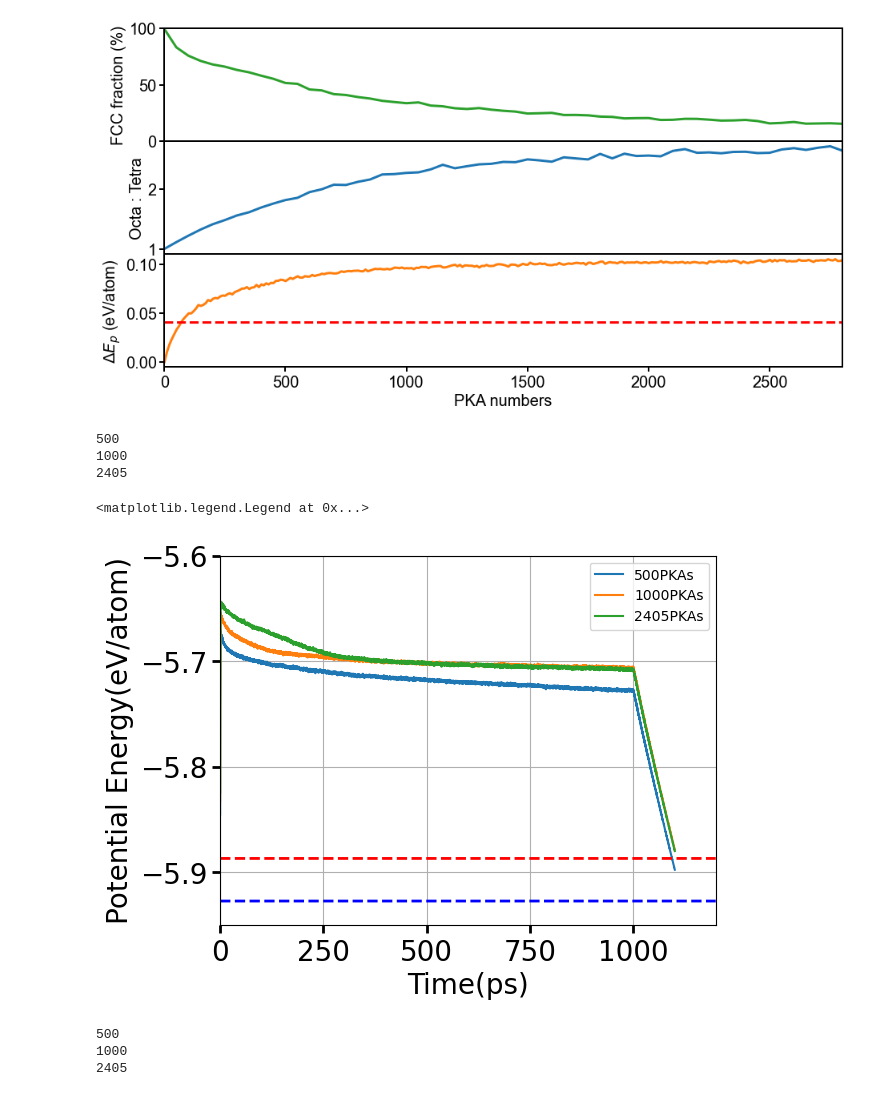
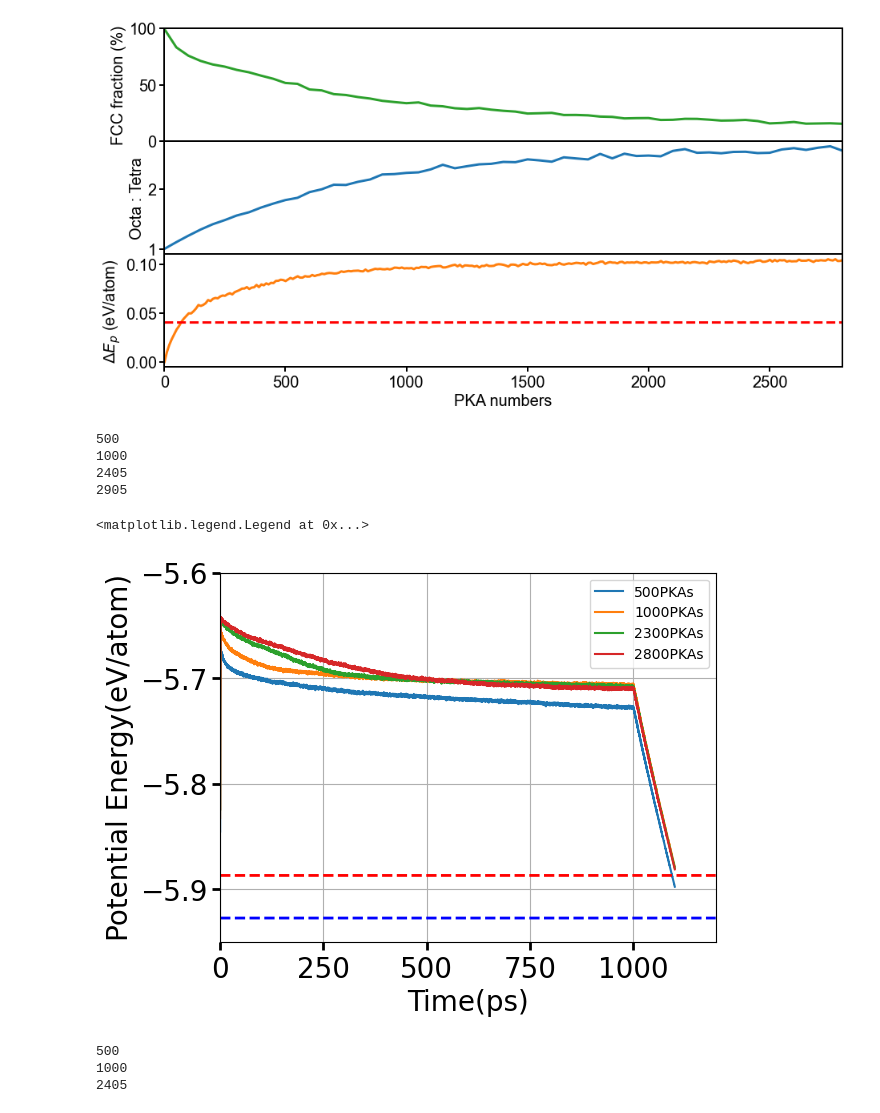
Before and after one commit to HE-RU10/ga2o3, a Jupyter notebook: Overlapping_anneal_msd.ipynb, the cells around one changed output. Cells and saved outputs as stored; diff of their text form; code cells hidden in the pictures.

```diff
--- a/Overlapping_anneal_msd.ipynb
+++ b/Overlapping_anneal_msd.ipynb
@@ -682,0 +725,36 @@ FileNotFoundError: [Errno 2] No such file or directory: '/Users/ruhe/Desktop/ga2
+# %%
+# Modify a global rcParam
+plt.rcParams['axes.linewidth'] = 2
+plt.rcParams['axes.edgecolor'] = 'black'
+plt.rcParams["font.family"] = "arial"
+plt.rcParams["figure.figsize"] = (2,2)
+#find second peak of Ga ions
+n_ga_peak2=np.zeros(3)
+ga_peak2=np.zeros(3)
+bin_edges = np.linspace(2.2, 4.0,21)
+print('----Ga-----')
+
+for j in range(len(pkal)):
+    i=pkal[j]
+    c= cmap((j+2)/5)
+    fn='/Users/ruhe/Desktop/ga2o3/overlapping/overlapping_anneal/gamma/2kev_1000k_100ps/1000_100ps_{}/particle_Displacement_Magnitude'.format(i)
+    df=pd.read_csv(fn,skiprows=2,sep=' ',header=None)
+    df.columns=['Particle Type','Particle ID','Displacement Magnitude']
+    dfGa = df[(df['Particle Type'] < 2) & (df['Displacement Magnitude'] > 2.2)]
+    d=dfGa['Displacement Magnitude']
+ #   d=dfO['Displacement Magnitude']
+    hist1, bin_edge, patches=plt.hist(d, bins=bin_edges,alpha=1,histtype='bar',color=cmap((j+4)/40))
+    hist2, bin_edge = np.histogram(d, bins=bin_edges, density=True)
+    ex=hist1[0]/hist2[0]
+    #print(i,hist1 )
+    fit_y= kernel_density(t, d, 0.2)*ex
+    n_ga_peak2[j]=max(fit_y)
+    index=np.argmax(fit_y)
+    ga_peak2[j]=t[index]
+    plt.plot(t,fit_y, label='{} PKAs: Ga ions'.format(i),linewidth=2,color=c)
+print(n_ga_peak2,ga_peak2)
+plt.xticks([1.6,2.8,4])
+plt.yticks([0,25,50])
+plt.xlim(1.6, 4)
+plt.tick_params(axis='x', width=2,length=6,labelsize=18)
+plt.tick_params(axis='y', width=2,length=6,labelsize=18)
@@ -1234,30 +1372,35 @@ axs[2].tick_params( width=2,length=6,labelsize=20)
 -5.824030323486328 15.370686848958334
 [figure]
 # %%
-numbers = [500,1000,2405]
+numbers = [500,1000,2405,2905]
+realn=[500,1000,2300,2800]
+i=0
 for n in numbers:
     fn='//Users/ruhe/Desktop/ga2o3/overlapping/smallbox_without_npt/nvt_anneal/lammps-anneal{}.log'.format(n)
     print(n)
     log = lammps_logfile.File(fn)
-    plt.plot(log.get('Time'),log.get("v_ape"),label='{}PKAs'.format(n))
+
+    plt.plot(log.get('Time'),log.get("v_ape"),label='{}PKAs'.format(realn[i]))
+    i+=1
 plt.ylim([-5.95,-5.6])
 plt.grid()
 plt.xlabel('Time(ps)',fontsize=20)
 plt.ylabel('Potential Energy(eV/atom)',fontsize=20)
 plt.tick_params( width=2,length=6,labelsize=20)
 beta=[-485546.0543 /81920 for i in range(1200)]
 
 gamma=[-1220670.514 /207360 for i in range(1200)]
 plt.plot(beta,'--',linewidth=2,color='blue')
 plt.plot(gamma,'--',linewidth=2,color='red')
 plt.xlim([0,1200])
 plt.legend()
 # %% [output]
 500
 1000
 2405
+2905
 <matplotlib.legend.Legend at 0x...>
-[figure, old version]
+[figure, new version]
 # %%
 numbers = [500,1000,2405]
 for n in numbers:
```
Also changed, not shown: parts of 10 cells of this notebook, 5 other files.
